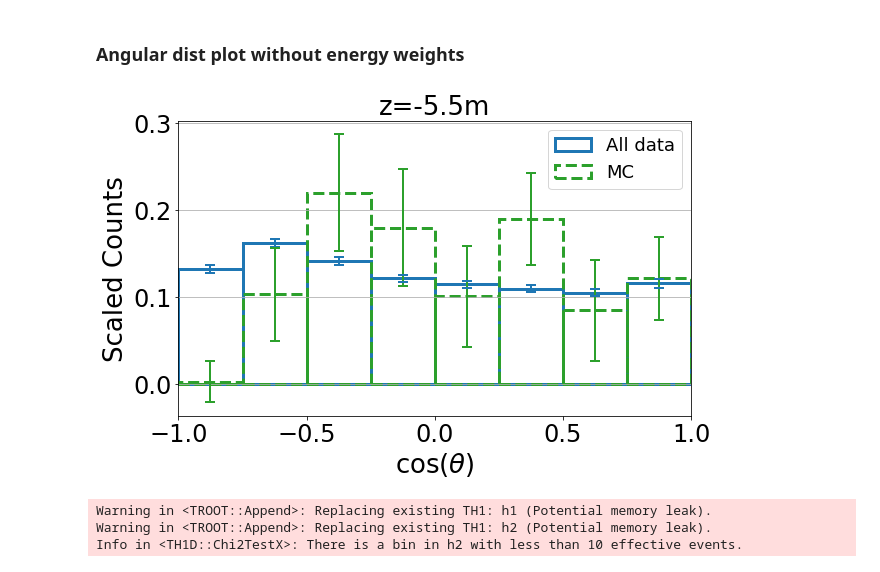
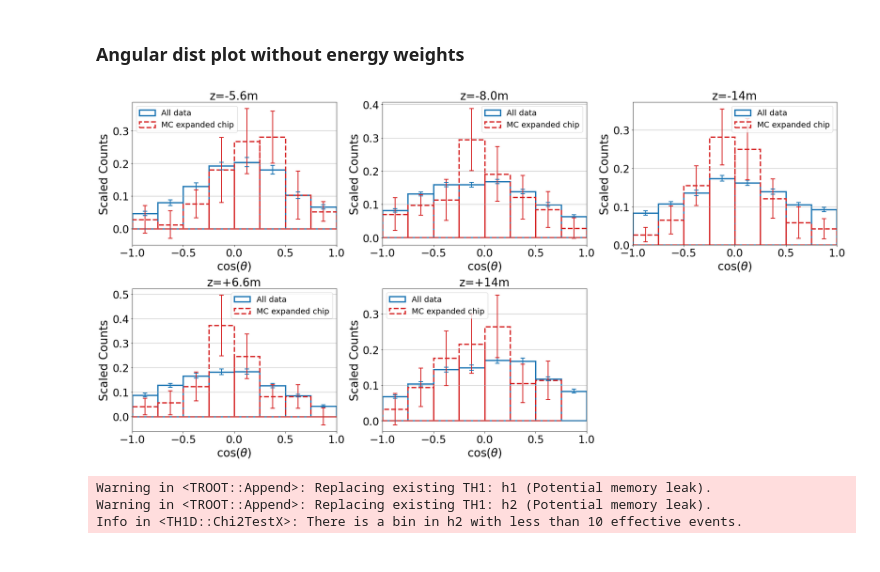
Before and after one commit to jschuel/jeff_workspace, a Jupyter notebook: analysis/phase3/with_sim/For_Sven.ipynb, the cells around one changed output. Drawn from its saved outputs; the diff is of its cells as text; code cells hidden in the pictures.

```diff
--- a/analysis/phase3/with_sim/For_Sven.ipynb
+++ b/analysis/phase3/with_sim/For_Sven.ipynb
@@ -391,5 +391,5 @@ for tpc in ['palila', 'iiwi', 'tako', 'nene', 'elepaio', 'humu']:
 # %%
-tpc = 'nene'
+tpc = 'elepaio'
 #tmp = data[tpc].loc[data[tpc]['new_length']>900].index.to_numpy()
 e_leak_df = pd.DataFrame(e_leak[tpc])
 e_leak_df.columns = ['val']
@@ -543,2 +545,7 @@ datamc-datamc_low
 # %% [markdown]
 ### Look at data/MC vs E_thresh
+# %%
+ratio = {}
+E_cut = {'palila': 34, 'tako': 48, 'elepaio': 20, 'iiwi': 33, 'nene': 49, 'humu': 12}
+for tpc in E_cut.keys():
+    ratio[tpc] = a.compute_data_MC_ratios("Cont_inj", E_cut=E_cut[tpc])[2]
@@ -864,6 +932,13 @@ factors = {'Coulomb_LER_base' : 1/4., 'Coulomb_LER_dynamic' : 1/4.,
            'Brems_HER_base' : 1/400., 'Brems_HER_dynamic' : 1/400.,
           'Touschek_LER_all' : 2.5, 'Touschek_HER_all' : 0.625,
           'RBB_Lumi' : (skb['ECL_lumi'].mean()/10000)/(25*1e-3), 'twoPhoton_Lumi' : 100*(skb['ECL_lumi'].mean()/10000)/25.}
+factors_elepaio = {'Coulomb_LER_base' : 1/4., 'Coulomb_LER_dynamic' : 1/4.,
+           'Coulomb_HER_base' : 1/40., 'Coulomb_HER_dynamic' : 1/40.,
+          'Brems_LER_base' : 1/40., 'Brems_LER_dynamic' : 1/40.,
+           'Brems_HER_base' : 1/400., 'Brems_HER_dynamic' : 1/400.,
+          'Touschek_LER_all' : 2.5, 'Touschek_HER_all' : 0.625,
+          'RBB_Lumi' : 0, 'twoPhoton_Lumi' : 100*(skb['ECL_lumi'].mean()/10000)/25.}
+
 for tpc in tpcs:
     Scaled_MC[tpc] = MC[tpc].loc[MC[tpc]['VRC_id']>0][['reco_energy','new_theta', 'new_phi','bgType', 'VRC_id']]
     Scaled_MC[tpc].index = [i for i in range(0,len(Scaled_MC[tpc]))]
@@ -888,7 +963,11 @@ for tpc in tpcs:
                 wkey = 'HER_T'
             else:
                 wkey = 'Lumi'
-            Scaled_MC[tpc]['weights'].iloc[val] = factors[key]*(datamc.T.loc[data_MC.index == tpc])[wkey][0]
+            #Scaled_MC[tpc]['weights'].iloc[val] = factors[key]*(datamc.T.loc[data_MC.index == tpc])[wkey][0]
+            if tpc != 'elepaio':
+                Scaled_MC[tpc]['weights'].iloc[val] = factors[key]*(ratio[tpc].loc[ratio[tpc].index == tpc])[wkey][0]
+            else:
+                Scaled_MC[tpc]['weights'].iloc[val] = factors_elepaio[key]*(ratio[tpc].loc[ratio[tpc].index == tpc])[wkey][0]
             #Scaled_MC[tpc]['reco_energy'].iloc[val] = factors[key]*Scaled_MC[tpc]['reco_energy'].iloc[val]
             #Scaled_MC[tpc]['scaled_energy'].iloc[val] = factors[key]*Scaled_MC[tpc]['reco_energy'].iloc[val]
             Scaled_MC[tpc]['scaled_energy'].iloc[val] = Scaled_MC[tpc]['weights'].iloc[val]*Scaled_MC[tpc]['reco_energy'].iloc[val]
@@ -903,19 +982,19 @@ plt.rc('axes', titlesize=26)
 nbins = 9
 xmin = -1
 xmax = 1
-phi_low = -np.pi/2
-phi_high = np.pi/2
+phi_low = -np.pi/8
+phi_high = np.pi/8
 #E_cut = {'palila': 20,'tako': 20,'elepaio': 20,'iiwi': 10,'nene': 8,'humu': 8}
-E_cut = {'palila': 40, 'tako': 46, 'elepaio': 20, 'iiwi': 60, 'nene': 40, 'humu': 82}
+E_cut = {'palila': 34, 'tako': 48, 'elepaio': 20, 'iiwi': 33, 'nene': 49, 'humu': 12}
 width = (np.abs(xmin)+np.abs(xmax))/(nbins-1)
 center = [xmin +(width*i)+width/2 for i in range(0,nbins-1)]
-#tpcs = ['palila','iiwi','tako','nene', 'elepaio','humu']
-#pos = ['z=-5.5m', 'z=+6.5', 'z=-8.0m', 'z=+14m', 'z=-14m', 'z=+16m']#
+tpcs = ['palila', 'tako', 'elepaio','iiwi', 'nene']#,'humu']
+pos = ['z=-5.6m', 'z=-8.0m', 'z=-14m', 'z=+6.6m', 'z=+14m']#, 'z=+16m']#
 #tpcs = ['iiwi', 'nene', 'humu']
 #pos = ['z=+6.5m', 'z=+14m', 'z=+16m']
-tpcs = ['humu']
-pos = ['z=-5.5m']
-plt.figure(figsize = (16,15))
+#tpcs = ['humu']
+#pos = ['z=+6.6m']
+plt.figure(figsize = (24,12))
 i=1
 j=1
 for tpc in tpcs:
@@ -968,7 +1047,7 @@ for tpc in tpcs:
     #test_LER = LER_tmp.groupby(pd.cut(LER_tmp['new_theta'], bins = np.linspace(0,np.pi,nbins))).sum()
 
 
-    plt.subplot(3,2,i)
+    plt.subplot(2,3,i)
 
     #plot 0: all data
     n0 = (test_all['ones'])
@@ -997,38 +1076,38 @@ for tpc in tpcs:
     err3 = 1/d3*np.sqrt(test_MC['ones']*(test_MC['scaled_energy']**2/test_MC['reco_energy']**2).mean())
     #n3 = (test_MC['ones'])
     #d3 = (test_MC['ones']).sum()
     #err3 = 1/d3*np.sqrt(test_MC['ones'])
     #p3 = plt.bar(center,n3*len(study_period)/100,yerr=err3*d3*len(study_period)/100,width = width, label = 'MC', fc = 'None', ec = 'lime',lw=3, linestyle = 'dashed', error_kw=dict(ecolor='lime', lw=2, capsize=5, capthick=2))
-    #p3 = plt.bar(center,n3/d3,yerr=err3,width = width, label = 'MC expanded chip', fc = 'None', ec = 'tab:red',lw=3, linestyle = 'dashed', error_kw=dict(ecolor='tab:red', lw=2, capsize=5, capthick=2))
+    p3 = plt.bar(center,n3/d3,yerr=err3,width = width, label = 'MC expanded chip', fc = 'None', ec = 'tab:red',lw=3, linestyle = 'dashed', error_kw=dict(ecolor='tab:red', lw=2, capsize=5, capthick=2))
 
     #Plot 4: All MC to be compared with collisions ACTUAL CHIP AREA
     n4 = (test_MC2['ones']*(test_MC2['scaled_energy']/test_MC2['reco_energy']))
     d4 = (test_MC2['ones']*(test_MC2['scaled_energy']/test_MC2['reco_energy'])).sum()
     err4 = 1/d4*np.sqrt(test_MC2['ones']*(test_MC2['scaled_energy']**2/test_MC2['reco_energy']**2).mean())
     #n4 = (test_MC2['ones'])
     #d4 = (test_MC2['ones']).sum()
     #err4 = 1/d4*np.sqrt(test_MC2['ones'])
     #p3 = plt.bar(center,n3*len(study_period)/100,yerr=err3*d3*len(study_period)/100,width = width, label = 'MC', fc = 'None', ec = 'lime',lw=3, linestyle = 'dashed', error_kw=dict(ecolor='lime', lw=2, capsize=5, capthick=2))
-    p4 = plt.bar(center,n4/d4,yerr=err4,width = width, label = 'MC', fc = 'None', ec = 'tab:green',lw=3, linestyle = 'dashed', error_kw=dict(ecolor='tab:green', lw=2, capsize=5, capthick=2))
+    #p4 = plt.bar(center,n4/d4,yerr=err4,width = width, label = 'MC', fc = 'None', ec = 'tab:green',lw=3, linestyle = 'dashed', error_kw=dict(ecolor='tab:green', lw=2, capsize=5, capthick=2))
 
     #plt.hlines(0,0,1,color = 'k')
     plt.ylabel(r'Scaled Counts')
     #plt.ylabel('Scaled Counts')
     plt.xlabel(r'$\cos(\theta)$')
     plt.xlim(xmin,xmax)
     #plt.ylim(-0.03,0.35)
     plt.title(pos[j-1])
-    plt.legend(handles = [p0,p4],ncol=1)
+    plt.legend(handles = [p0,p3],ncol=1)
     plt.grid(axis='y')
 
     j+=1
     i+=1
 plt.tight_layout()
-#plt.savefig("angular_distribution.jpg")
+plt.savefig("angular_distribution_best_tpcs.jpg")
 plt.show()
 #np.sqrt((test_err/test['track_energy'].sum())**2+(test_MC_err/test_MC['reco_energy'].sum())**2)
 # %% [output]
-[figure, old version]
+[figure, new version]
 # %%
 import array
 def perform_root_chi2_test(data1,data2,err1,err2,xmin = xmin, xmax = xmax):
```
Also changed, not shown: parts of 17 cells of this notebook, 2 other files.
